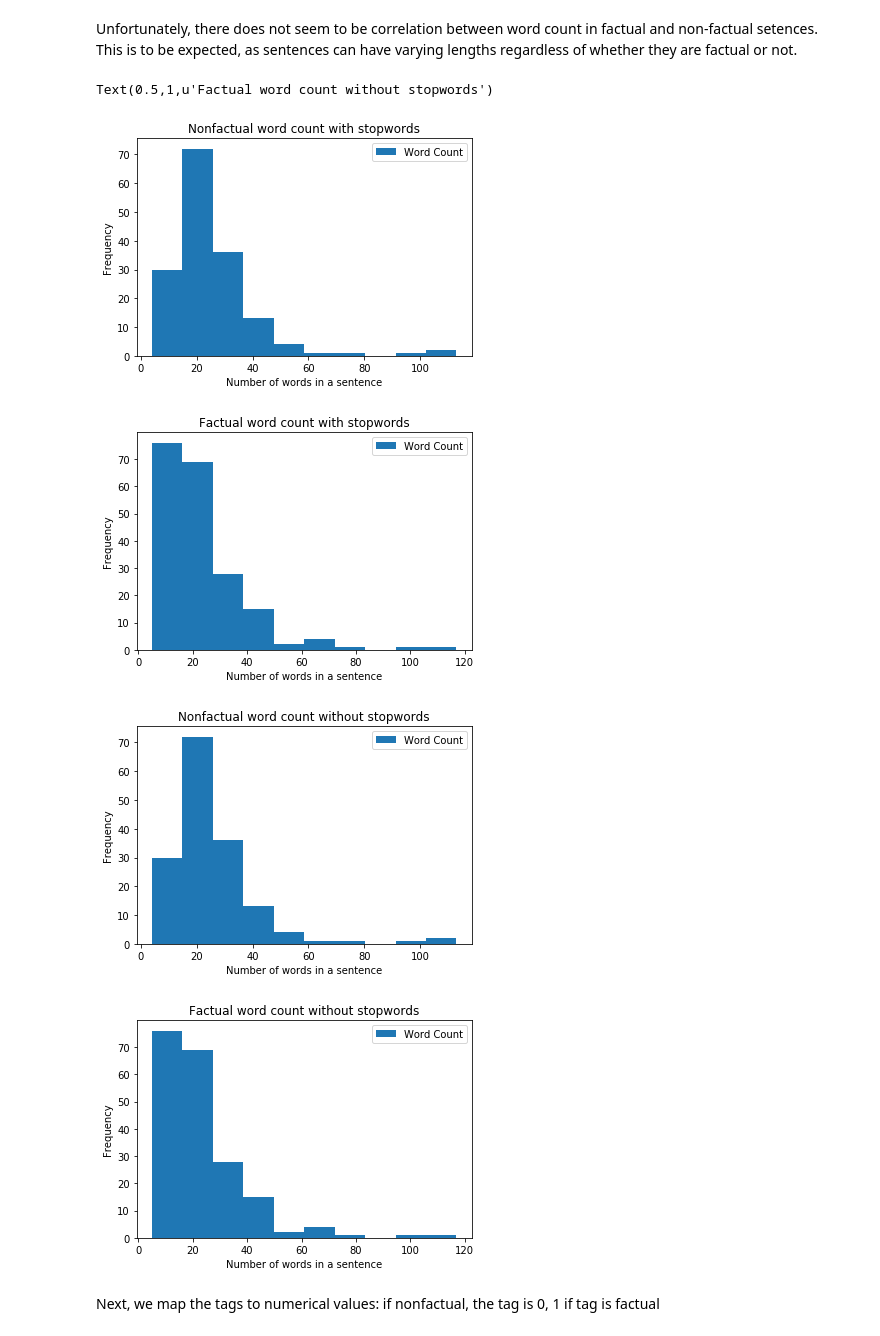
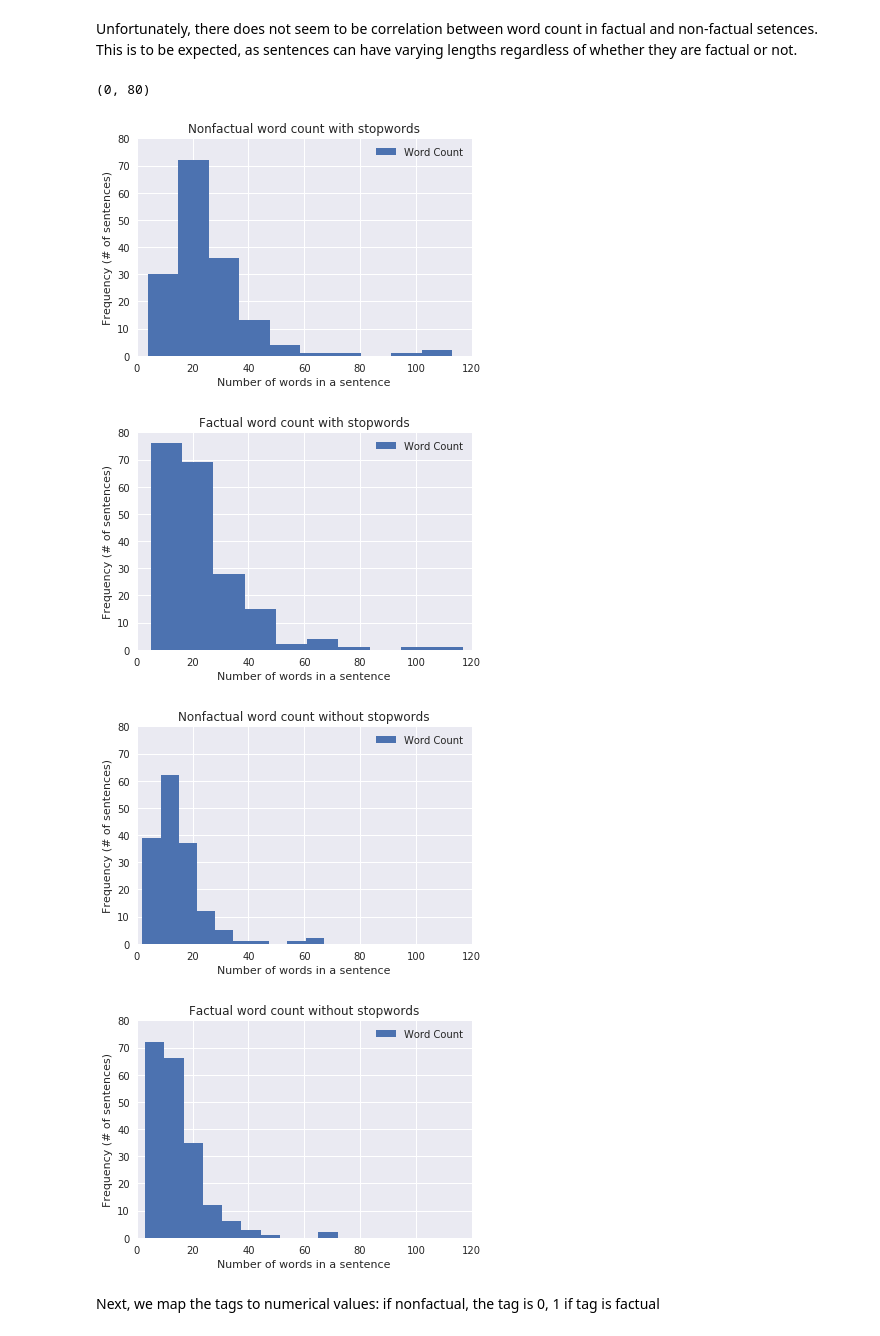
Before and after one commit to CarolineLiong/Fact-vs-Opinion-Articles, a Jupyter notebook: CSCI 183 Project.ipynb, the cells around one changed output. Cells and saved outputs as stored; diff of their text form; code cells hidden in the pictures.

```diff
--- a/CSCI 183 Project.ipynb
+++ b/CSCI 183 Project.ipynb
@@ -203,7 +203,7 @@ df.head(20)
 num_of_wordsf = []
 for index, row in dff.iterrows():
     num_of_wordsf.append(len(row['Sentence'].split()))
-dff['Word Count'] = num_of_words
+dff['Word Count'] = num_of_wordsf
 dff.head(20)
 # %% [output]
 |  | Sentence | Tag | Word Count |
@@ -281,25 +281,37 @@ Unfortunately, there does not seem to be correlation between word count in factu
 # %%
 x1_hist = x1.plot.hist()
 x1_hist.set_xlabel("Number of words in a sentence")
+x1_hist.set_ylabel("Frequency (# of sentences)")
 x1_hist.set_title("Nonfactual word count with stopwords")
+x1_hist.set_xlim(0,120)
+x1_hist.set_ylim(0,80)
 
 x2_hist = x2.plot.hist()
 x2_hist.set_xlabel("Number of words in a sentence")
+x2_hist.set_ylabel("Frequency (# of sentences)")
 x2_hist.set_title("Factual word count with stopwords")
+x2_hist.set_xlim(0,120)
+x2_hist.set_ylim(0,80)
 
 xf1_hist = xf1.plot.hist()
 xf1_hist.set_xlabel("Number of words in a sentence")
+xf1_hist.set_ylabel("Frequency (# of sentences)")
 xf1_hist.set_title("Nonfactual word count without stopwords")
+xf1_hist.set_xlim(0,120)
+xf1_hist.set_ylim(0,80)
 
 xf2_hist = xf2.plot.hist()
 xf2_hist.set_xlabel("Number of words in a sentence")
+xf2_hist.set_ylabel("Frequency (# of sentences)")
 xf2_hist.set_title("Factual word count without stopwords")
+xf2_hist.set_xlim(0,120)
+xf2_hist.set_ylim(0,80)
 # %% [output]
-Text(0.5,1,u'Factual word count without stopwords')
+(0, 80)
-[figure, old version]
+[figure, new version]
-[figure, old version]
+[figure, new version]
-[figure, old version]
+[figure, new version]
-[figure, old version]
+[figure, new version]
 # %% [markdown]
 Next, we map the tags to numerical values: if nonfactual, the tag is 0, 1 if tag is factual
 # %%
```
Also changed, not shown: parts of 9 cells of this notebook.
